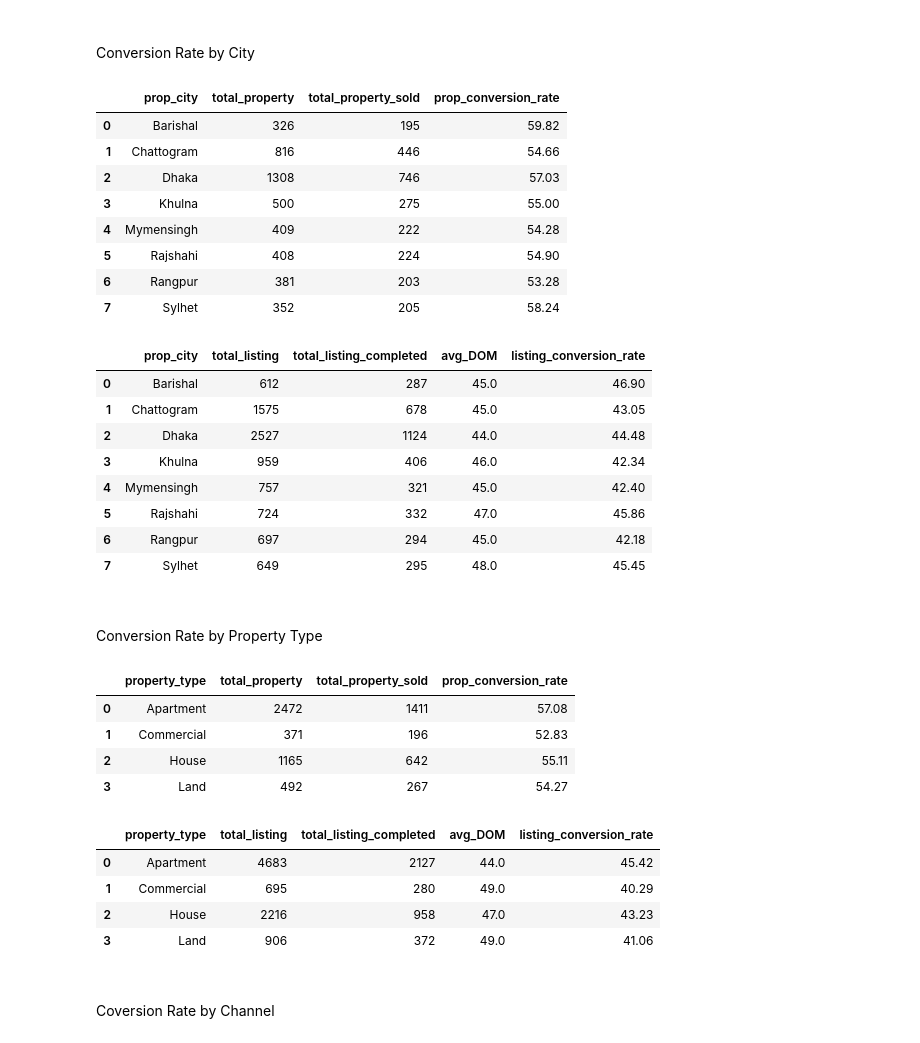
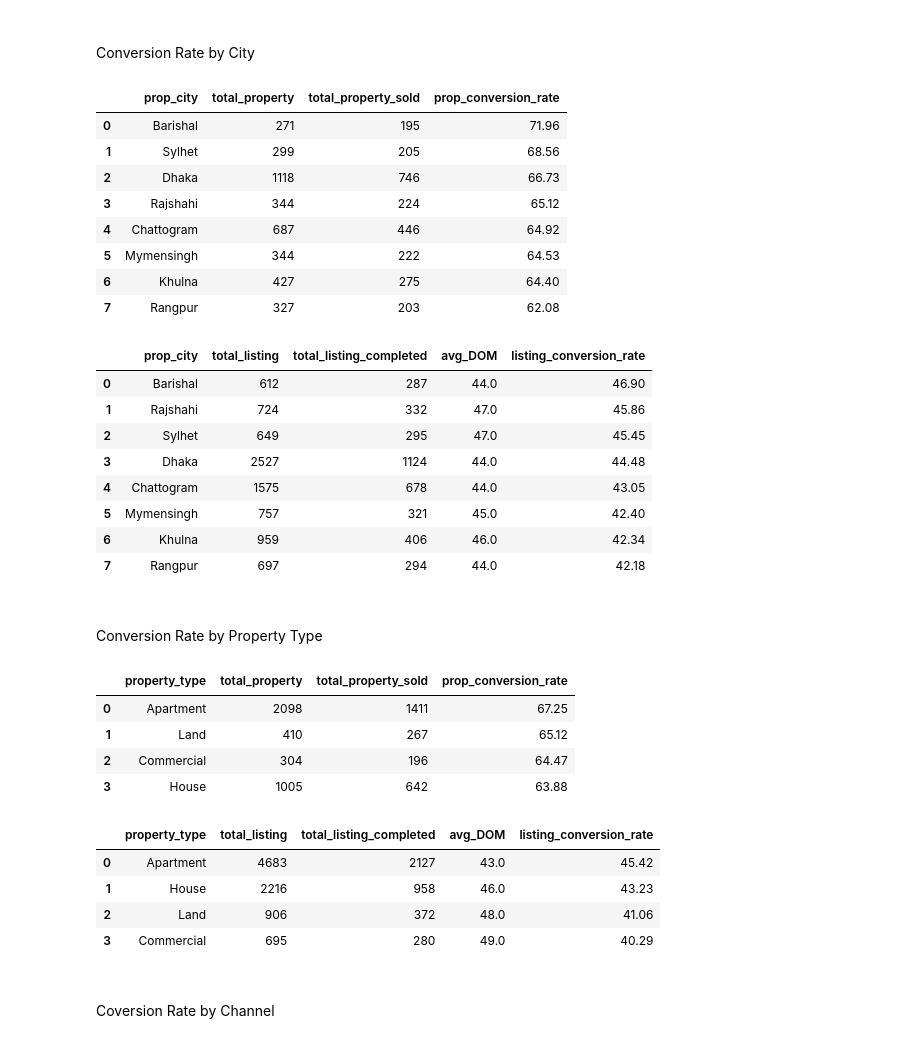
Before and after one commit to hlmtssilvia/Real_Estate_Analysis, a Jupyter notebook: Property And Listing Peformance.ipynb, the cells around one changed output. Saved outputs shown, nothing was run; the diff lists cells and outputs as text; code cells hidden in the pictures.

```diff
--- a/Property And Listing Peformance.ipynb
+++ b/Property And Listing Peformance.ipynb
@@ -41,6 +40,7 @@ dataset = '''
                 ,l.listing_channel
                 ,l.listing_status
                 ,l.listed_price
+                ,l.days_on_market
                 ,l.close_date
                 ,t.deal_date
                 ,t.deal_price
@@ -68,12 +68,6 @@ df_dataset['deal_date'] = pd.to_datetime(df_dataset['deal_date']).astype('dateti
 df_dataset['listing_date'] = pd.to_datetime(df_dataset['listing_date']).astype('datetime64[ns]')
 df_dataset['close_date'] = pd.to_datetime(df_dataset['close_date']).astype('datetime64[ns]')
 
-
-df_dataset['days_on_market'] = np.where(\
-    df_dataset['close_date'].isna(),
-    (pd.Timestamp('2024-12-31') - df_dataset['listing_date']).dt.days,
-    (df_dataset['close_date'] - df_dataset['listing_date']).dt.days
-)
 
 bins_price = np.linspace(min(df_dataset['listed_price']),max(df_dataset['listed_price']),4)
 category = ['cheap','medium','expensive']
@@ -570,7 +612,7 @@ def call_analysis(df1, df2, df3, col):
         (property_perform['total_property_sold'] /
           property_perform['total_property']) * 100, 2
     )
-
+    property_perform = property_perform.sort_values('prop_conversion_rate',ascending = False).reset_index(drop=True)
     # Listing Analysis
     total_list = (
         df3.groupby(col)
@@ -591,49 +633,50 @@ def call_analysis(df1, df2, df3, col):
         (listing_perform['total_listing_completed'] / listing_perform['total_listing']) * 100, 2
     )
 
+    listing_perform = listing_perform.sort_values('listing_conversion_rate',ascending=False).reset_index(drop = True)
     return property_perform, listing_perform
 # %% [markdown]
 ###
 Conversion Rate by City
 # %%
-prop_city,list_city = call_analysis(df_properties,df_completed,df_listing,'prop_city')
+prop_city,list_city = call_analysis(df_listed_prop,df_completed,df_listing,'prop_city')
 display(prop_city,list_city)
 # %% [output]
 |  | prop_city | total_property | total_property_sold | prop_conversion_rate |
-| 0 | Barishal | 326 | 195 | 59.82 |
-| 1 | Chattogram | 816 | 446 | 54.66 |
-| 2 | Dhaka | 1308 | 746 | 57.03 |
-| 3 | Khulna | 500 | 275 | 55.00 |
-| 4 | Mymensingh | 409 | 222 | 54.28 |
-| 5 | Rajshahi | 408 | 224 | 54.90 |
-| 6 | Rangpur | 381 | 203 | 53.28 |
-| 7 | Sylhet | 352 | 205 | 58.24 |
+| 0 | Barishal | 271 | 195 | 71.96 |
+| 1 | Sylhet | 299 | 205 | 68.56 |
+| 2 | Dhaka | 1118 | 746 | 66.73 |
+| 3 | Rajshahi | 344 | 224 | 65.12 |
+| 4 | Chattogram | 687 | 446 | 64.92 |
+| 5 | Mymensingh | 344 | 222 | 64.53 |
+| 6 | Khulna | 427 | 275 | 64.40 |
+| 7 | Rangpur | 327 | 203 | 62.08 |
 |  | prop_city | total_listing | total_listing_completed | avg_DOM | listing_conversion_rate |
-| 0 | Barishal | 612 | 287 | 45.0 | 46.90 |
-| 1 | Chattogram | 1575 | 678 | 45.0 | 43.05 |
-| 2 | Dhaka | 2527 | 1124 | 44.0 | 44.48 |
-| 3 | Khulna | 959 | 406 | 46.0 | 42.34 |
-| 4 | Mymensingh | 757 | 321 | 45.0 | 42.40 |
-| 5 | Rajshahi | 724 | 332 | 47.0 | 45.86 |
-| 6 | Rangpur | 697 | 294 | 45.0 | 42.18 |
-| 7 | Sylhet | 649 | 295 | 48.0 | 45.45 |
+| 0 | Barishal | 612 | 287 | 44.0 | 46.90 |
+| 1 | Rajshahi | 724 | 332 | 47.0 | 45.86 |
+| 2 | Sylhet | 649 | 295 | 47.0 | 45.45 |
+| 3 | Dhaka | 2527 | 1124 | 44.0 | 44.48 |
+| 4 | Chattogram | 1575 | 678 | 44.0 | 43.05 |
+| 5 | Mymensingh | 757 | 321 | 45.0 | 42.40 |
+| 6 | Khulna | 959 | 406 | 46.0 | 42.34 |
+| 7 | Rangpur | 697 | 294 | 44.0 | 42.18 |
 # %% [markdown]
 ###
 Conversion Rate by Property Type
 # %%
-prop_proptype, list_proptype = call_analysis(df_properties,df_completed,df_listing,'property_type')
+prop_proptype, list_proptype = call_analysis(df_listed_prop,df_completed,df_listing,'property_type')
 display(prop_proptype,list_proptype)
 # %% [output]
 |  | property_type | total_property | total_property_sold | prop_conversion_rate |
-| 0 | Apartment | 2472 | 1411 | 57.08 |
-| 1 | Commercial | 371 | 196 | 52.83 |
-| 2 | House | 1165 | 642 | 55.11 |
-| 3 | Land | 492 | 267 | 54.27 |
+| 0 | Apartment | 2098 | 1411 | 67.25 |
+| 1 | Land | 410 | 267 | 65.12 |
+| 2 | Commercial | 304 | 196 | 64.47 |
+| 3 | House | 1005 | 642 | 63.88 |
 |  | property_type | total_listing | total_listing_completed | avg_DOM | listing_conversion_rate |
-| 0 | Apartment | 4683 | 2127 | 44.0 | 45.42 |
-| 1 | Commercial | 695 | 280 | 49.0 | 40.29 |
-| 2 | House | 2216 | 958 | 47.0 | 43.23 |
-| 3 | Land | 906 | 372 | 49.0 | 41.06 |
+| 0 | Apartment | 4683 | 2127 | 43.0 | 45.42 |
+| 1 | House | 2216 | 958 | 46.0 | 43.23 |
+| 2 | Land | 906 | 372 | 48.0 | 41.06 |
+| 3 | Commercial | 695 | 280 | 49.0 | 40.29 |
 # %% [markdown]
 ###
 Coversion Rate by Channel
```
Also changed, not shown: parts of 23 cells of this notebook, 2 other files.
